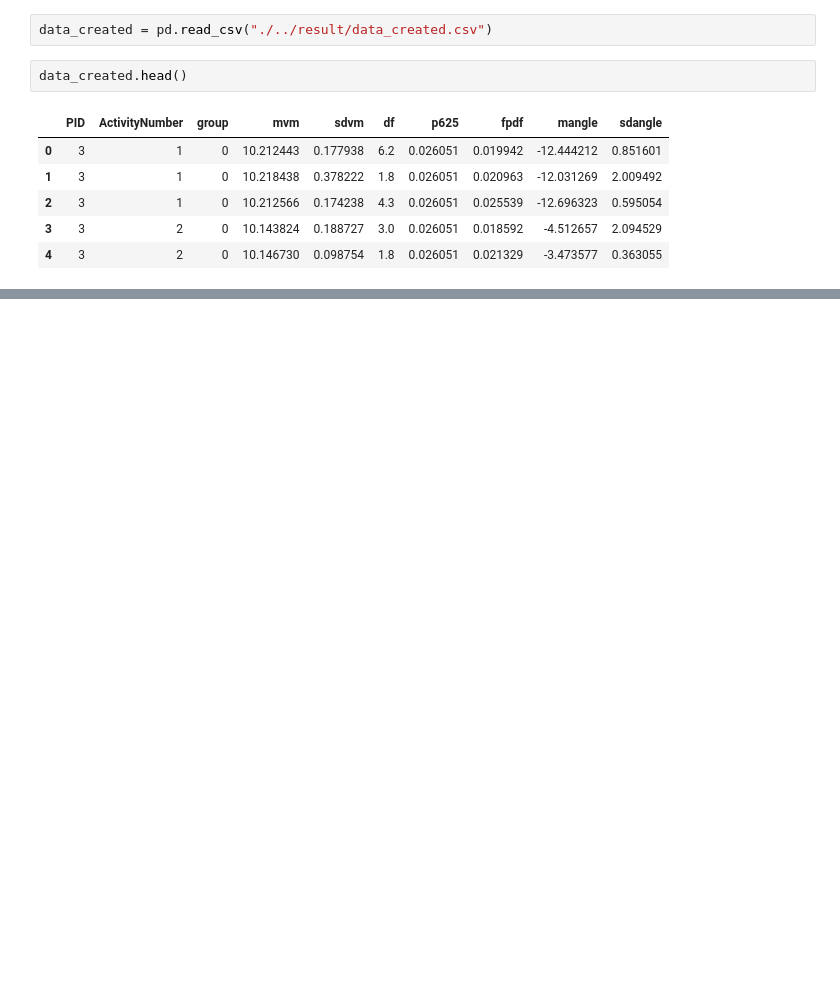
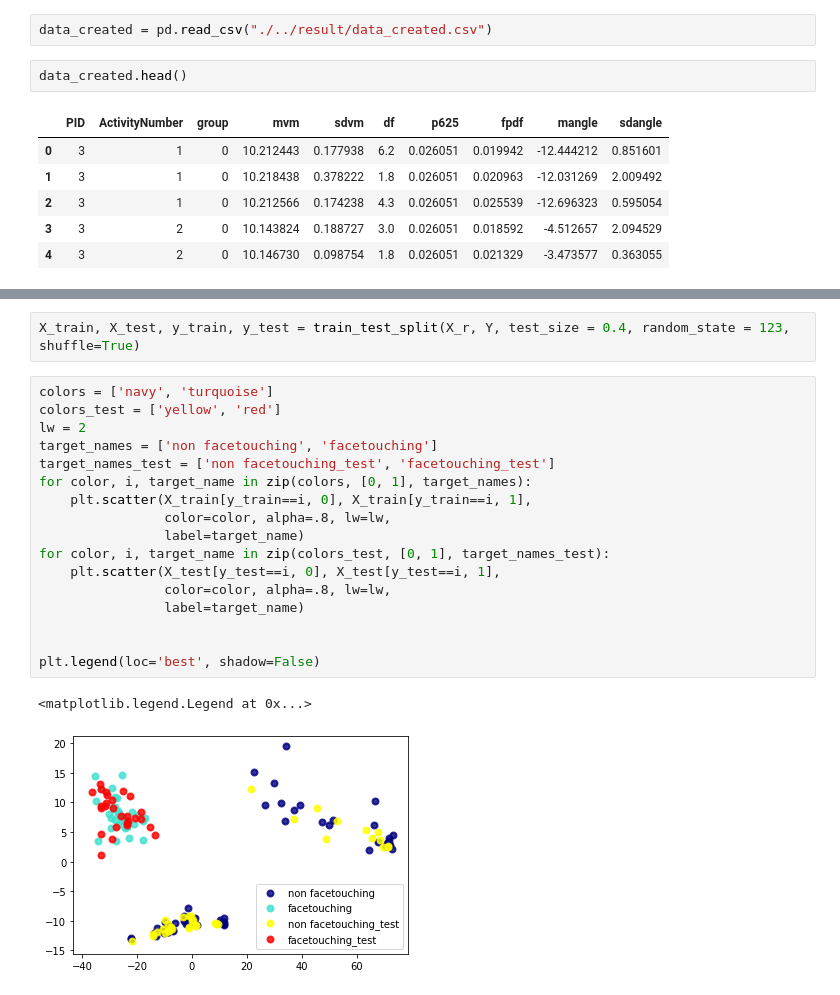
Before and after one commit to RaterBai/Activity-Recognition, a Jupyter notebook: code/modeling.ipynb, the cells around one changed output, grey strips where cells are left out. Cells and saved outputs as stored; diff of their text form; blank space fills up the shorter version.

```diff
--- a/code/modeling.ipynb
+++ b/code/modeling.ipynb
@@ -35,0 +113,22 @@ estimator = RF_gs.best_estimator_
+# %%
+X_train, X_test, y_train, y_test = train_test_split(X_r, Y, test_size = 0.4, random_state = 123, shuffle=True)
+# %%
+colors = ['navy', 'turquoise']
+colors_test = ['yellow', 'red']
+lw = 2
+target_names = ['non facetouching', 'facetouching']
+target_names_test = ['non facetouching_test', 'facetouching_test']
+for color, i, target_name in zip(colors, [0, 1], target_names):
+    plt.scatter(X_train[y_train==i, 0], X_train[y_train==i, 1],
+                color=color, alpha=.8, lw=lw,
+                label=target_name)
+for color, i, target_name in zip(colors_test, [0, 1], target_names_test):
+    plt.scatter(X_test[y_test==i, 0], X_test[y_test==i, 1],
+                color=color, alpha=.8, lw=lw,
+                label=target_name)
+
+
+plt.legend(loc='best', shadow=False)
+# %% [output]
+<matplotlib.legend.Legend at 0x...>
+[figure, added]
```
Also changed, not shown: parts of 7 cells of this notebook.
